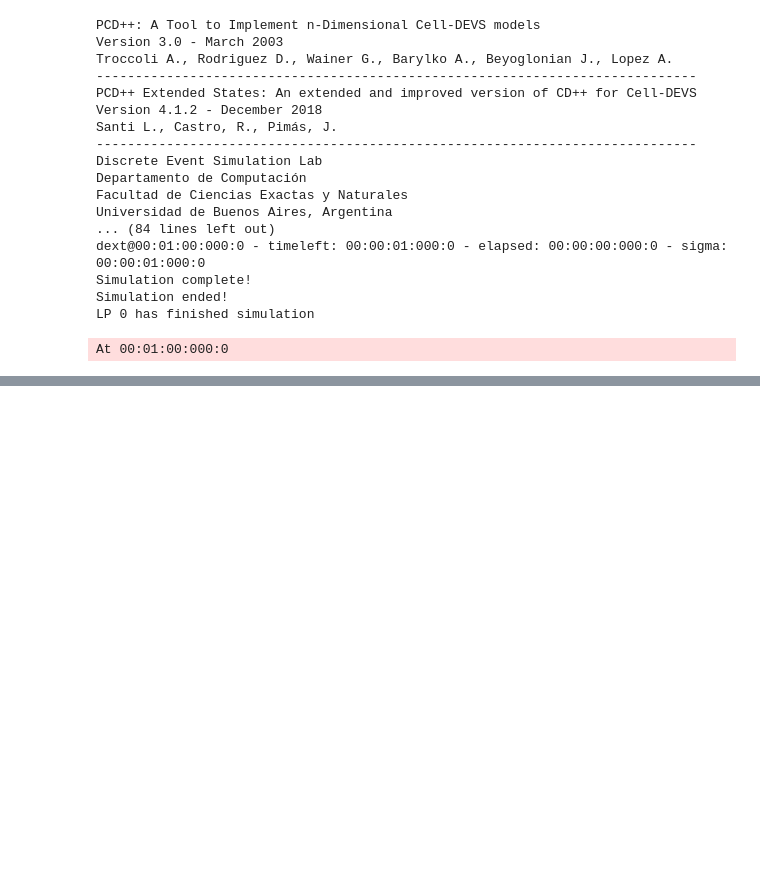
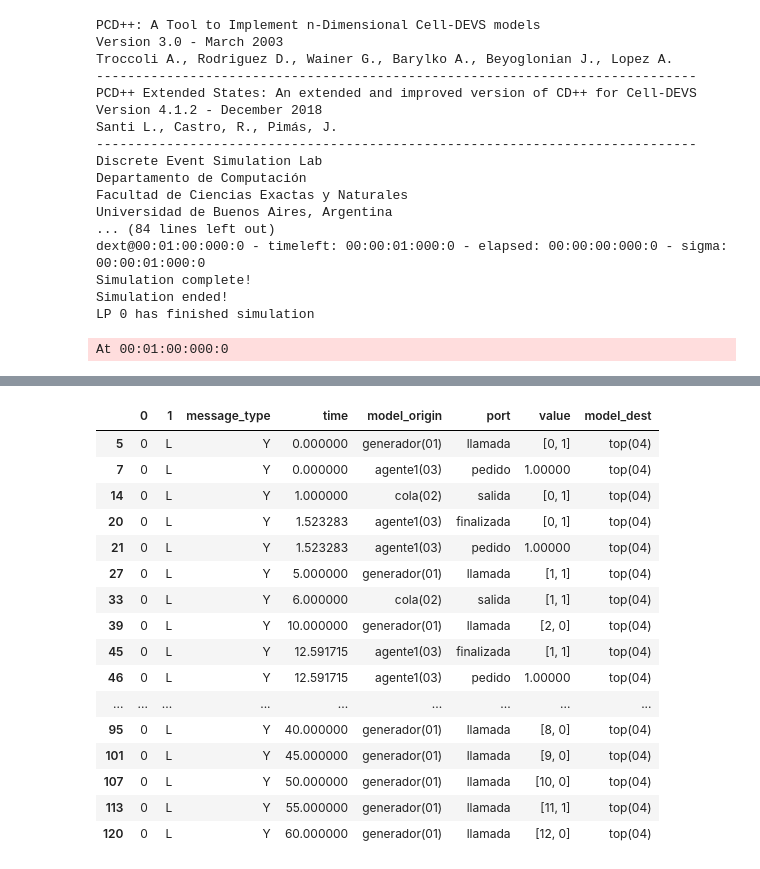
Before and after one commit to giselabelen/SED2021, a Jupyter notebook: TP1_modeloConceptual_G4.ipynb, the cells around one changed output, grey strips where cells are left out. Drawn from its saved outputs; the diff is of its cells as text; code cells hidden in the pictures; blank space fills up the shorter version.

```diff
--- a/TP1_modeloConceptual_G4.ipynb
+++ b/TP1_modeloConceptual_G4.ipynb
@@ -716,3 +836,60 @@ At 00:01:32:198:0.220551
+# %%
+import os
+
+LOG_FILENAME = str(CDPP_EXAMPLES)+"/TP1-CentroAtencion/test_cola1.log"
+
+log_file_per_component = {}
+parsed_logs = {}
+
+with open(LOG_FILENAME, 'r') as main_log_file:
+    main_log_file.readline()  # Ignore first line
+    log_dir = os.path.dirname(LOG_FILENAME)
+    for line in main_log_file:
+        name, path = line.strip().split(' : ')
+        log_file_per_component[name] = (path if os.path.isabs(path) else
+                                        log_dir + '/' + path.split('/')[-1])
+
+df_converters = {
+    # VALUE_COL: parse_value,
+    TIME_COL: time_to_secs
+}
+
+for logname, filename in log_file_per_component.items():
+    parsed_logs[logname] = pd.read_csv(filename,
+                                       delimiter=r' /\s+',
+                                       engine='python',  # C engine doesnt work for regex
+                                       converters=df_converters,
+                                       names=[0, 1,  # Not sure what first two cols are
+                                              MESSAGE_TYPE_COL,
+                                              TIME_COL,
+                                              MODEL_ORIGIN_COL,
+                                              PORT_COL,
+                                              VALUE_COL,
+                                              MODEL_DEST_COL]
+                                      )
+# veamos cómo luce el dataframe con los datos de salida
+#parsed_logs
+
+df_top = parsed_logs["top"]
+df_top.loc[df_top[MESSAGE_TYPE_COL] == "Y"]
+# %% [output]
+|  | 0 | 1 | message_type | time | model_origin | port | value | model_dest |
+| 5 | 0 | L | Y | 0.000000 | generador(01) | llamada | [0, 1] | top(04) |
+| 7 | 0 | L | Y | 0.000000 | agente1(03) | pedido | 1.00000 | top(04) |
+| 14 | 0 | L | Y | 1.000000 | cola(02) | salida | [0, 1] | top(04) |
+| 20 | 0 | L | Y | 1.523283 | agente1(03) | finalizada | [0, 1] | top(04) |
+| 21 | 0 | L | Y | 1.523283 | agente1(03) | pedido | 1.00000 | top(04) |
+| 27 | 0 | L | Y | 5.000000 | generador(01) | llamada | [1, 1] | top(04) |
+| 33 | 0 | L | Y | 6.000000 | cola(02) | salida | [1, 1] | top(04) |
+| 39 | 0 | L | Y | 10.000000 | generador(01) | llamada | [2, 0] | top(04) |
+| 45 | 0 | L | Y | 12.591715 | agente1(03) | finalizada | [1, 1] | top(04) |
+| 46 | 0 | L | Y | 12.591715 | agente1(03) | pedido | 1.00000 | top(04) |
+| ... | ... | ... | ... | ... | ... | ... | ... | ... |
+| 95 | 0 | L | Y | 40.000000 | generador(01) | llamada | [8, 0] | top(04) |
+| 101 | 0 | L | Y | 45.000000 | generador(01) | llamada | [9, 0] | top(04) |
+| 107 | 0 | L | Y | 50.000000 | generador(01) | llamada | [10, 0] | top(04) |
+| 113 | 0 | L | Y | 55.000000 | generador(01) | llamada | [11, 1] | top(04) |
+| 120 | 0 | L | Y | 60.000000 | generador(01) | llamada | [12, 0] | top(04) |
 # %%
 %%bash -s "$CDPP_EXAMPLES"
 
```
Also changed, not shown: parts of 38 cells of this notebook.
